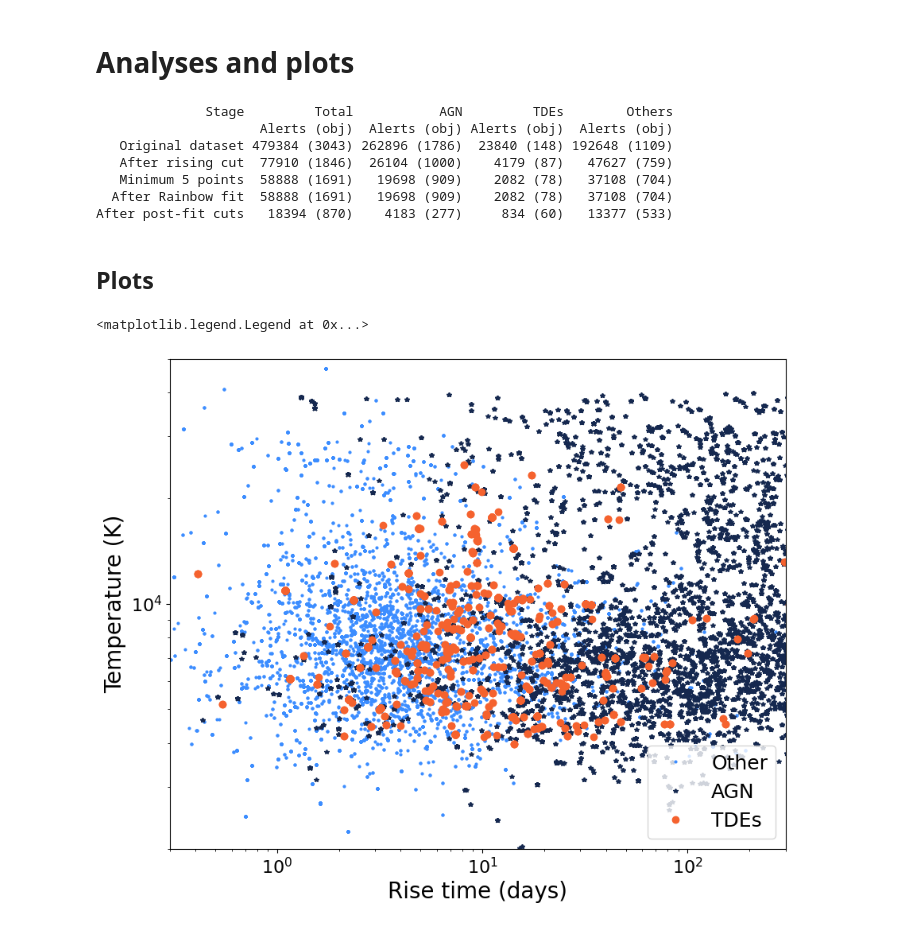
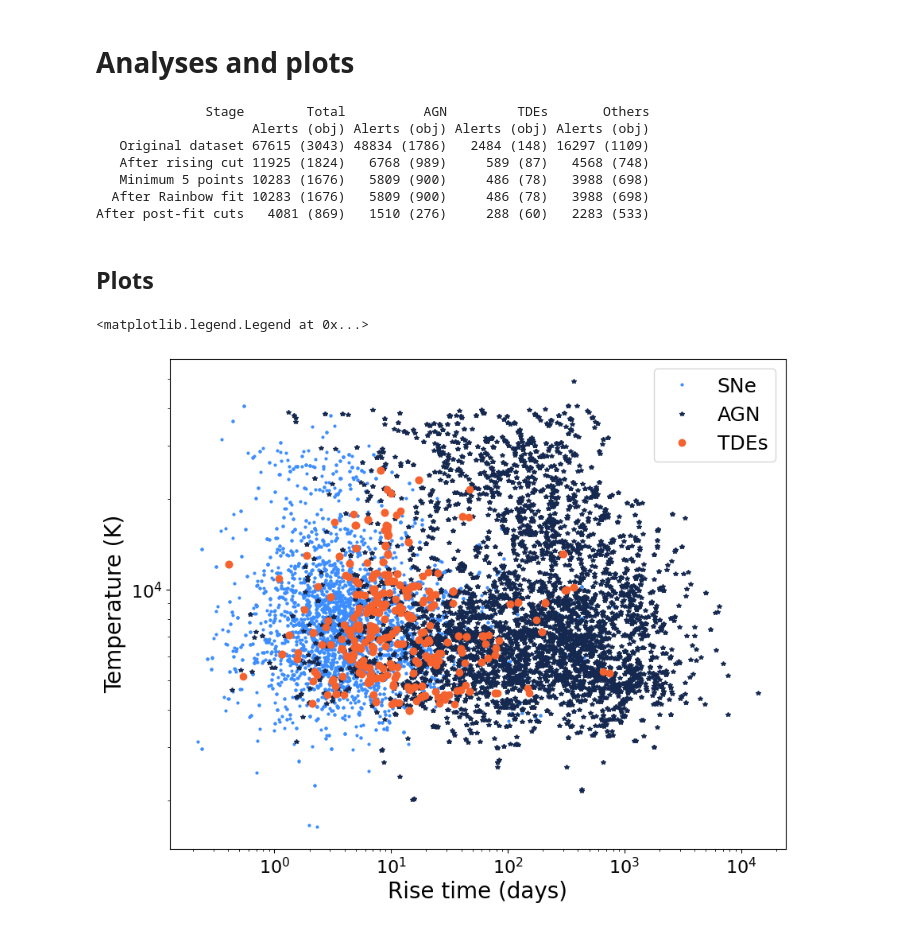
Before and after one commit to emilleishida/Fink_earlyTDE_v2, a Jupyter notebook: notebooks/Preprocessing_cuts_and_feature_extraction.ipynb, the cells around one changed output. Drawn from its saved outputs; the diff is of its cells as text; code cells hidden in the pictures.

```diff
--- a/notebooks/Preprocessing_cuts_and_feature_extraction.ipynb
+++ b/notebooks/Preprocessing_cuts_and_feature_extraction.ipynb
@@ -277,7 +277,7 @@ features_list = []
 for _, row in df.iterrows():
 
   # Loop through each alertand define light curve (SNR > 5 + 30d fp)
-  for jd_max in sorted(row['lightcurve']['mjd']):
+  for jd_max in sorted(row['lightcurve']['mjd'][row["lightcurve"]["detection_5SNR"]]):
 
     mask_lc = (row['lightcurve']['mjd'] <= jd_max) & (row["lightcurve"]["detection_5SNR"])
     if row['lightcurve_preprocessed_30d'] is not None:
@@ -411,13 +411,13 @@ summary = pd.DataFrame(
 )
 print(summary.to_string(index=False))
 # %% [output]
-              Stage         Total           AGN         TDEs        Others
-                     Alerts (obj)  Alerts (obj) Alerts (obj)  Alerts (obj)
-   Original dataset 479384 (3043) 262896 (1786)  23840 (148) 192648 (1109)
-   After rising cut  77910 (1846)  26104 (1000)    4179 (87)   47627 (759)
-   Minimum 5 points  58888 (1691)   19698 (909)    2082 (78)   37108 (704)
-  After Rainbow fit  58888 (1691)   19698 (909)    2082 (78)   37108 (704)
-After post-fit cuts   18394 (870)    4183 (277)     834 (60)   13377 (533)
+              Stage        Total          AGN         TDEs       Others
+                    Alerts (obj) Alerts (obj) Alerts (obj) Alerts (obj)
+   Original dataset 67615 (3043) 48834 (1786)   2484 (148) 16297 (1109)
+   After rising cut 11925 (1824)   6768 (989)     589 (87)   4568 (748)
+   Minimum 5 points 10283 (1676)   5809 (900)     486 (78)   3988 (698)
+  After Rainbow fit 10283 (1676)   5809 (900)     486 (78)   3988 (698)
+After post-fit cuts   4081 (869)   1510 (276)     288 (60)   2283 (533)
 # %%
 feat_df.to_csv("feature_data.csv")
 # %% [markdown]
@@ -425,28 +425,28 @@ feat_df.to_csv("feature_data.csv")
 # %%
 # Plotting
 import matplotlib.pyplot as plt
 ax = plt.figure(figsize=(10,8)).gca()
 COLORS_ZTF = {1: "#15284F", 2: "#F5622E", 3: "#3C8DFF", 4: "#D5D5D3"}
 
 agn_index = feat_df.SpecType == "AGN"
 tde_idx = feat_df.SpecType == "TDE"
 
-plt.plot(feat_df['rise_time'][~tde_idx & ~agn_index], feat_df['temperature'][~tde_idx & ~agn_index], '.', ms=4, color=COLORS_ZTF[3], label='Other', rasterized=True)
+plt.plot(feat_df['rise_time'][~tde_idx & ~agn_index], feat_df['temperature'][~tde_idx & ~agn_index], '.', ms=4, color=COLORS_ZTF[3], label='SNe', rasterized=True)
 plt.plot(feat_df['rise_time'][agn_index], feat_df['temperature'][agn_index], '*', color=COLORS_ZTF[1], ms = 4, label='AGN', rasterized=True)
 plt.plot(feat_df['rise_time'][tde_idx], feat_df['temperature'][tde_idx], 'o', color=COLORS_ZTF[2], ms=6, label='TDEs')
 
 
 # plt.legend(fontsize=18)
 plt.xscale('log')
 plt.yscale('log')
 plt.xlabel('Rise time (days)', fontsize = 20)
 plt.ylabel('Temperature (K)', fontsize = 20)
 plt.tick_params(axis='both', which='major', labelsize=16) #, width=2.5, length=10)
 # plt.grid(alpha=0.2)
-plt.xlim(3e-1, 3e2)
-plt.ylim(2e3, 5e4)
+# plt.xlim(3e-1, 3e2)
+# plt.ylim(2e3, 5e4)
 
 ax.legend(fontsize = 18)
 # %% [output]
 <matplotlib.legend.Legend at 0x...>
-[figure, old version]
+[figure, new version]
```
Also changed, not shown: parts of 2 cells of this notebook.
